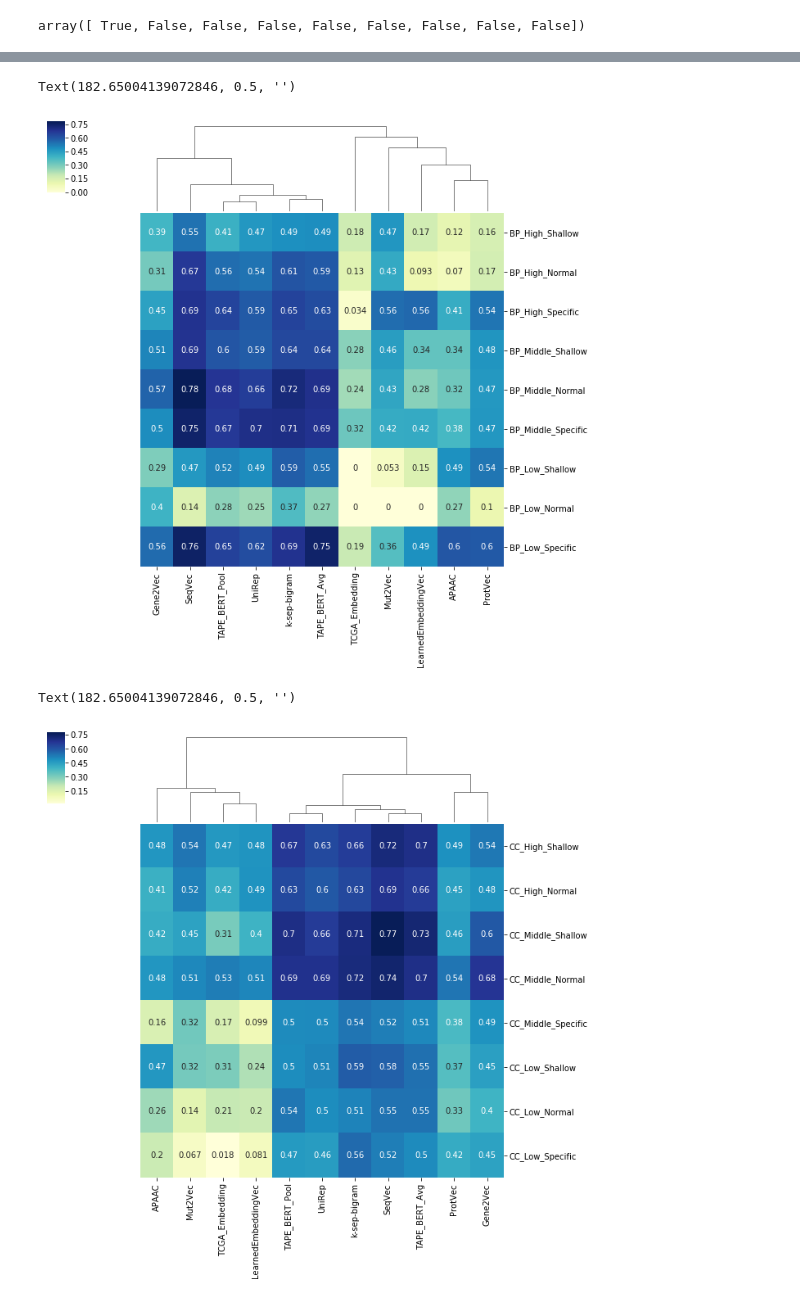
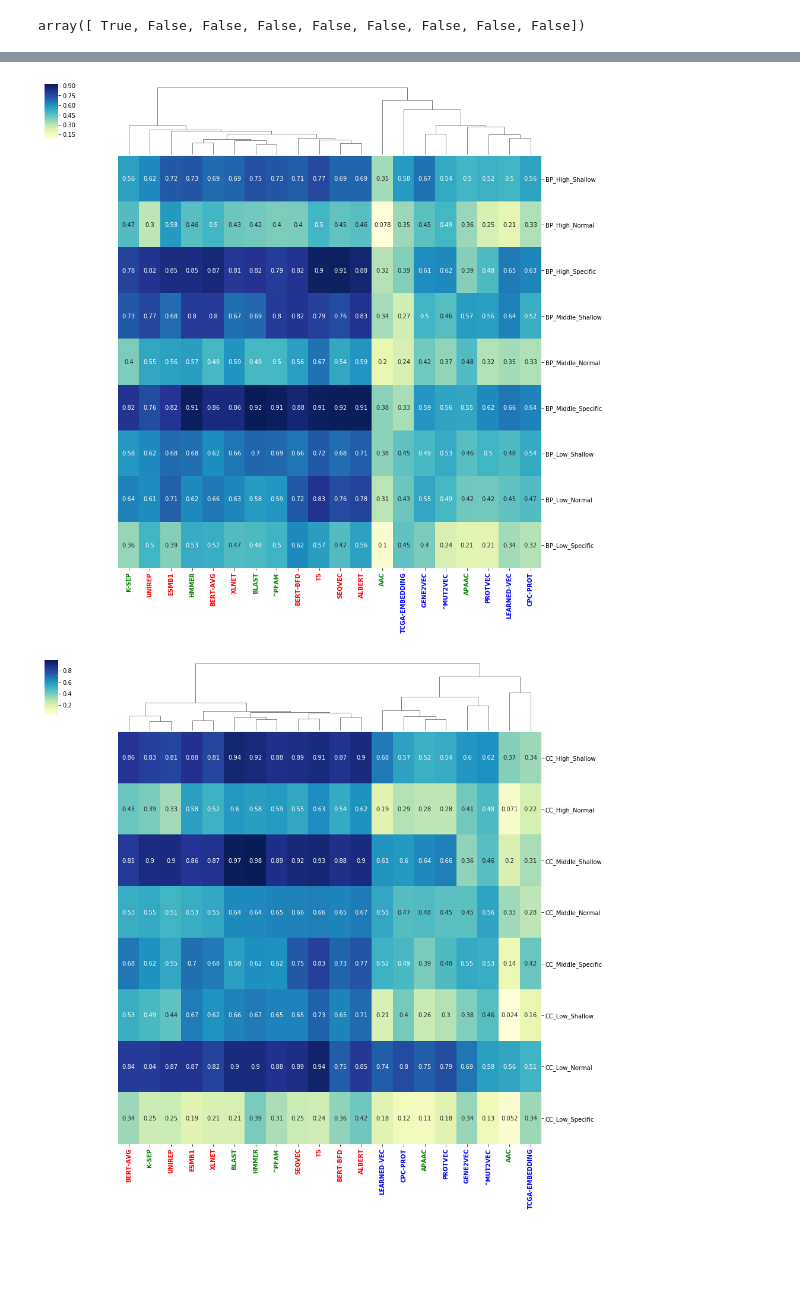
Before and after one commit to serbulent/TrainableRepresentationAnalysis, a Jupyter notebook: Benchmark_Study/go_prediction/GO_Term_Prediction_Figures.ipynb, the cells around one changed output, grey strips where cells are left out. Cells and saved outputs as stored; diff of their text form; code cells hidden in the pictures; blank space fills up the shorter version.

```diff
--- a/Benchmark_Study/go_prediction/GO_Term_Prediction_Figures.ipynb
+++ b/Benchmark_Study/go_prediction/GO_Term_Prediction_Figures.ipynb
@@ -80,11 +100,11 @@ def drawBenchmarks(dataset,embedding_lables,title):
 # %%
 #Calculate mean measures for different aspects also return F1 weigted scores
 def prepare_figure_data_for_aspect(aspect):
-    go_pred_tableF1 = create_pred_table("f1_we")
-    go_pred_tableACC = create_pred_table("acc")
-    go_pred_tablePR = create_pred_table("pr_we")
-    go_pred_tableREC = create_pred_table("rc_we")
-    go_pred_tableHAMM = create_pred_table("hamm")
+    go_pred_tableF1 = create_pred_table("F1_Weighted")
+    go_pred_tableACC = create_pred_table("Accuracy")
+    go_pred_tablePR = create_pred_table("Precision_Weighted")
+    go_pred_tableREC = create_pred_table("Recall_Weighted")
+    go_pred_tableHAMM = create_pred_table("Hamming_Distance")
 
     go_pred_tableF1_aspect = get_go_pred_table_for_aspect(aspect,go_pred_tableF1)
     go_pred_tableACC_aspect = get_go_pred_table_for_aspect(aspect,go_pred_tableACC)
@@ -106,12 +126,14 @@ def prepare_figure_data_for_aspect(aspect):
     pred_mean_df = pred_mean_df.append(go_pred_tableHAMM_aspect_mean, ignore_index=True)
     pred_mean_df = pred_mean_df.set_index(pd.Series(new_index))
 
-    display_labels = ['APAAC', 'k-sep-bigram','ProtVec', 'Gene2Vec','SeqVec',\
-                   'TCGA_Embedding','LearnedEmbeddingVec',\
-                   "Mut2Vec",'TAPE_BERT_Pool','TAPE_BERT_Avg','UniRep']
+    display_labels = ['BLAST','HMMER','K-SEP','APAAC','PFAM','AAC','PROTVEC',\
+    'GENE2VEC','LEARNED-VEC','MUT2VEC','TCGA-EMBEDDING','SEQVEC','CPC-PROT','BERT-BFD',\
+    'BERT-AVG','ESMB1','ALBERT','XLNET','UNIREP','T5']
 
-    columnsTitles = ['APAAC', 'KSEP', 'PROTVEC','GENE2VEC','SEQVEC','TCGA',\
-                     'LEARNED','MUT2VEC','BERT-POOL','BERT-AVG','UNIREP']
+    columnsTitles = ['BLAST','HMMER','K-SEP','APAAC','PFAM','AAC','PROTVEC',\
+    'GENE2VEC','LEARNED-VEC','MUT2VEC','TCGA-EMBEDDING','SEQVEC','CPC-PROT','BERT-BFD',\
+    'BERT-AVG','ESMB1','ALBERT','XLNET','UNIREP','T5']
+
     pred_mean_df = pred_mean_df.reindex(columns=columnsTitles)
     go_pred_tableF1_aspect = go_pred_tableF1_aspect.reindex(columns=columnsTitles)
 
@@ -225 +347,18 @@ go_pred_tableF1_MF
+# %%
+#Classic Representations: Yellow
+#Learned Small Scale Models: Blue
+#Learned Large Scale Models: Red
+group_color_dict = {'K-SEP':'green','BERT-AVG':'red', 'UNIREP':'red', 'T5':'red', 'BERT-BFD':'red',\
+ 'HMMER':'green', 'SEQVEC':'red', 'ALBERT':'red', 'BLAST':'green', 'PFAM':'green', 'ESMB1':'red', \
+ 'XLNET':'red', 'AAC':'green', 'APAAC':'green', 'PROTVEC':'blue', 'MUT2VEC':'blue',\
+'LEARNED-VEC':'blue', 'CPC-PROT':'blue', 'GENE2VEC':'blue', 'TCGA-EMBEDDING':'blue'}
+
+def set_colors_and_marks_for_representation_groups(ax):
+    for label in ax.get_xticklabels():
+        label.set_color(group_color_dict[label.get_text()])
+        if label.get_text() == 'PFAM' or label.get_text() == 'MUT2VEC':
+            signed_text = "^" + label.get_text()
+            label.set_text(signed_text)
+    fontproperties = {'weight' : 'bold'}
+    ax.set_xticklabels(ax.get_xticklabels(), fontproperties)
 # %%
@@ -233,16 +372,16 @@ Text(182.65004139072846, 0.5, '')
 # %%
-g = sns.clustermap(go_pred_tableF1_BP, annot=True, cmap="YlGnBu", row_cluster=False)
+g = sns.clustermap(go_pred_tableF1_BP, annot=True, cmap="YlGnBu", row_cluster=False,figsize=(15, 15))
 ax = g.ax_heatmap
 ax.set_xlabel("")
 ax.set_ylabel("")
+set_colors_and_marks_for_representation_groups(ax)
 # %% [output]
-Text(182.65004139072846, 0.5, '')
-[figure, old version]
+[figure, new version]
 # %%
-g = sns.clustermap(go_pred_tableF1_CC, annot=True, cmap="YlGnBu", row_cluster=False)
+g = sns.clustermap(go_pred_tableF1_CC, annot=True, cmap="YlGnBu", row_cluster=False,figsize=(15, 15))
 ax = g.ax_heatmap
 ax.set_xlabel("")
 ax.set_ylabel("")
+set_colors_and_marks_for_representation_groups(ax)
 # %% [output]
-Text(182.65004139072846, 0.5, '')
-[figure, old version]
+[figure, new version]
```
Also changed, not shown: parts of 13 cells of this notebook, 8 other files.
